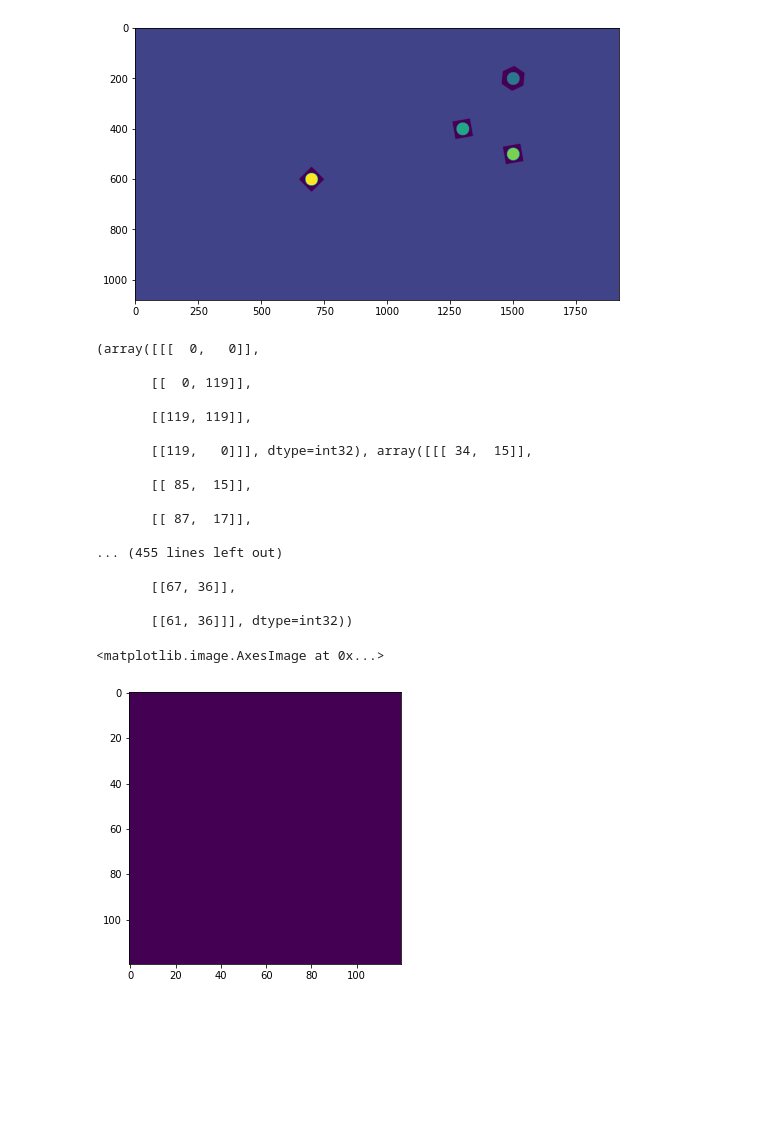
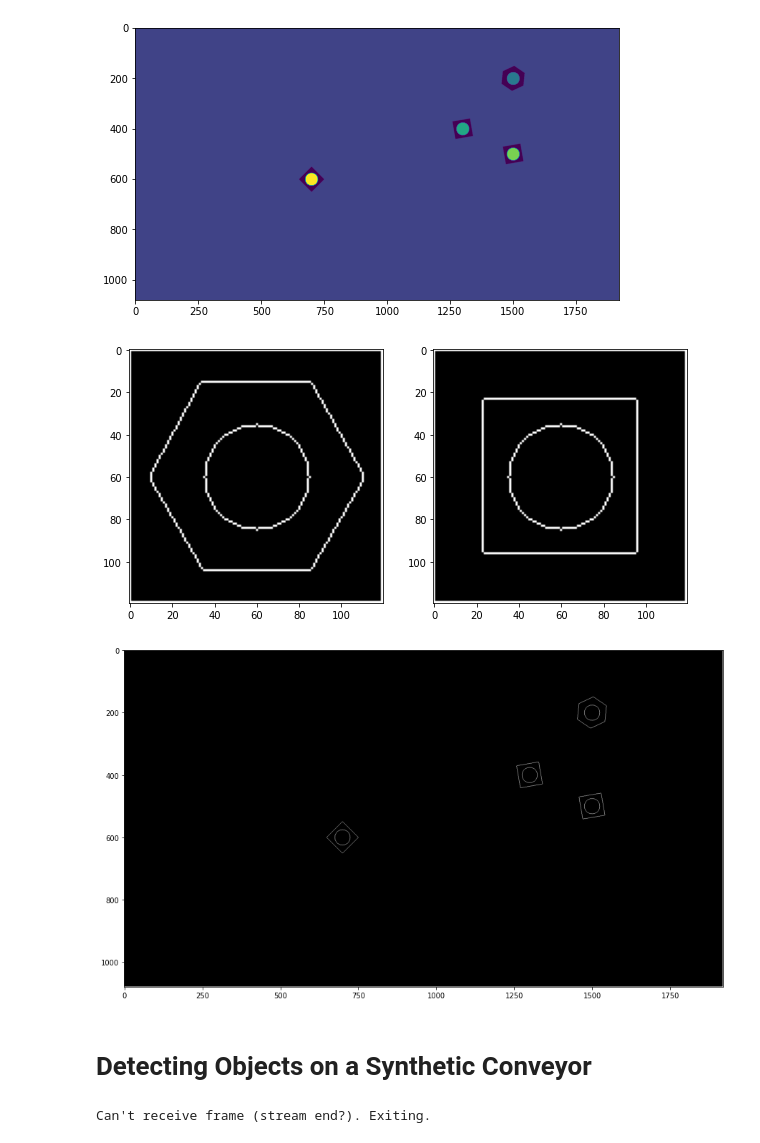
Before and after one commit to SeniruD/EN2550_Exercises, a Jupyter notebook: Assignment_3/190155L_Assignment3.ipynb, the cells around one changed output. Cells and saved outputs as stored; diff of their text form; code cells hidden in the pictures; blank space fills up the shorter version.

```diff
--- a/Assignment_3/190155L_Assignment3.ipynb
+++ b/Assignment_3/190155L_Assignment3.ipynb
@@ -130,29 +131,54 @@ plt.imshow(labels)
  [ 700.          600.        ]]
 <matplotlib.image.AxesImage at 0x...>
 [figure]
-# %%
-contours, hierarchy = cv.findContours(closing1, cv.RETR_TREE, cv.CHAIN_APPROX_SIMPLE)
-print(contours)
-im = np.zeros((closing1.shape[0],closing1.shape[1]))
-cv.drawContours(im, contours, -1, (0,255,0), 3)
-plt.imshow(im)
-# %% [output]
-(array([[[  0,   0]],
-
-       [[  0, 119]],
-
-       [[119, 119]],
-
-       [[119,   0]]], dtype=int32), array([[[ 34,  15]],
-
-       [[ 85,  15]],
-
-       [[ 87,  17]],
-
-... (455 lines left out)
-
-       [[67, 36]],
-
-       [[61, 36]]], dtype=int32))
-<matplotlib.image.AxesImage at 0x...>
-[figure, removed]
+# %%
+contours1, hierarchy1 = cv.findContours(closing1, 2, 1)
+contours2, hierarchy2 = cv.findContours(closing2, 2, 1)
+
+im1 = np.zeros((closing1.shape[0],closing1.shape[1]))
+im2 = np.zeros((closing2.shape[0],closing2.shape[1]))
+
+cv.drawContours(im1, contours1, -1, (255,255,255), 1)
+cv.drawContours(im2, contours2, -1, (255,255,255), 1)
+
+fig, ax = plt.subplots(1,2,figsize=(10,10))
+ax[0].imshow(im1, cmap='gray')
+ax[1].imshow(im2, cmap = 'gray')
+
+plt.show()
+# %% [output]
+[figure, added]
+# %%
+contours3, hierarchy3 = cv.findContours(closing3, 2, 1)
+im3 = np.zeros((closing3.shape[0],closing3.shape[1]))
+cv.drawContours(im3, contours3, -1, (255,255,255), 1)
+plt.rcParams["figure.figsize"] = (15,10)
+plt.imshow(im3, cmap = 'gray')
+plt.show()
+# %% [output]
+[figure, added]
+# %% [markdown]
+# Detecting Objects on a Synthetic Conveyor
+# %%
+cv.namedWindow('Conveyor', cv.WINDOW_NORMAL)
+cap = cv.VideoCapture('conveyor.mp4')
+f = 0
+frame = []
+while cap.isOpened():
+    ret, frame = cap.read()
+    if not ret:
+        print("Can't receive frame (stream end?). Exiting.")
+        break
+
+    f += 1
+    text = 'Frame:' + str(f)
+    cv.putText(frame,text , (100, 100), cv.FONT_HERSHEY_COMPLEX, 1, (0,250,0), 1, cv.LINE_AA)
+    cv.imshow('Conveyor', frame)
+
+    if cv.waitKey(1) == ord('q'):
+        break
+
+cap.release()
+cv.destroyAllWindows()
+# %% [output]
+Can't receive frame (stream end?). Exiting.
```
Also changed, not shown: parts of 7 cells of this notebook.
